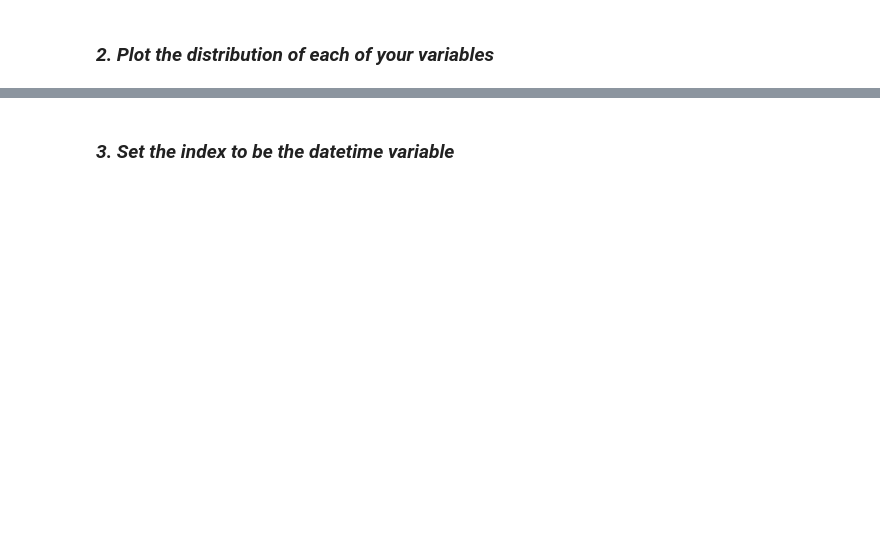
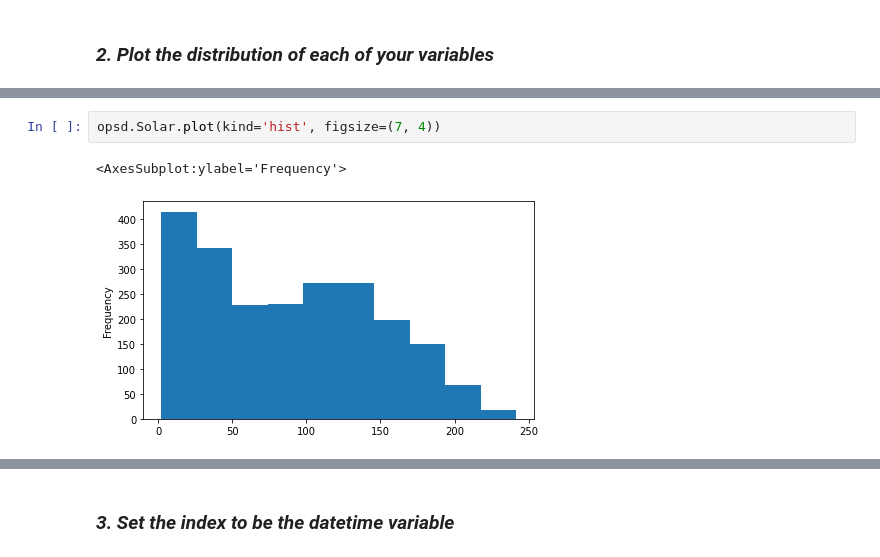
Before and after one commit to Severina7/time_series_exercises, a Jupyter notebook: preparation_exercises_ts.ipynb, the cells around one changed output, grey strips where cells are left out. Drawn from its saved outputs; the diff is of its cells as text; blank space fills up the shorter version.

```diff
--- a/preparation_exercises_ts.ipynb
+++ b/preparation_exercises_ts.ipynb
@@ -209,0 +232,5 @@ df.head()
+# %%
+opsd.Solar.plot(kind='hist', figsize=(7, 4))
+# %% [output]
+<AxesSubplot:ylabel='Frequency'>
+[figure, added]
```
Also changed, not shown: parts of 22 cells of this notebook, 1 other file.
